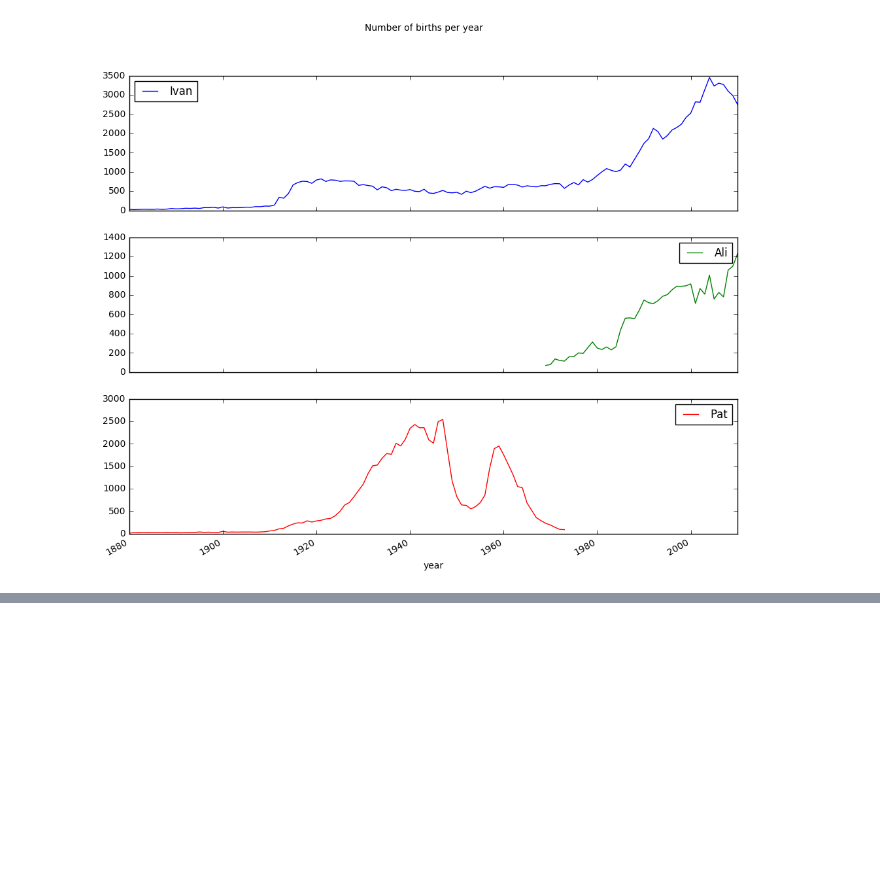
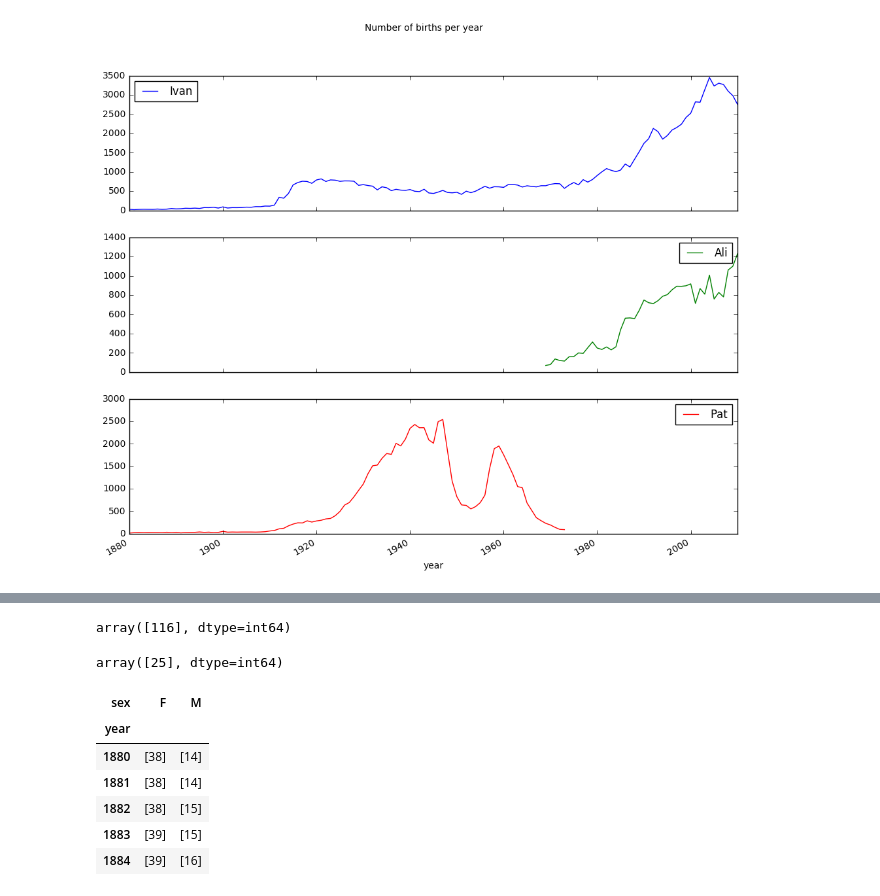
Before and after one commit to Kaipov/pandas, a Jupyter notebook: names_in_usa/names.ipynb, the cells around one changed output, grey strips where cells are left out. Saved outputs shown, nothing was run; the diff lists cells and outputs as text; code cells hidden in the pictures; blank space fills up the shorter version.

```diff
--- a/names_in_usa/names.ipynb
+++ b/names_in_usa/names.ipynb
@@ -184,0 +231,28 @@ array([<matplotlib.axes._subplots.AxesSubplot object at 0x...>,
+# %%
+#50% boys has been named one of the 117 names in 2010
+prop_cumsum.searchsorted(0.5)
+# %% [output]
+array([116], dtype=int64)
+# %%
+#50% boys has been named one of the 25 names in 1900
+df = boys[boys.year == 1900]
+in1900 = df.sort_index(by='prop', ascending=False).prop.cumsum()
+in1900.searchsorted(0.5) + 1
+# %% [output]
+array([25], dtype=int64)
+# %%
+def get_quantile_count(group, q=0.5):
+    group = group.sort_index(by='prop', ascending=False)
+    return group.prop.cumsum().searchsorted(q) + 1
+
+diversity = top1000.groupby(['year', 'sex']).apply(get_quantile_count)
+diversity = diversity.unstack('sex')
+diversity.head()
+# %% [output]
+| sex | F | M |
+| year |  |  |
+| 1880 | [38] | [14] |
+| 1881 | [38] | [14] |
+| 1882 | [38] | [15] |
+| 1883 | [39] | [15] |
+| 1884 | [39] | [16] |
```
Also changed, not shown: parts of 4 cells of this notebook.
